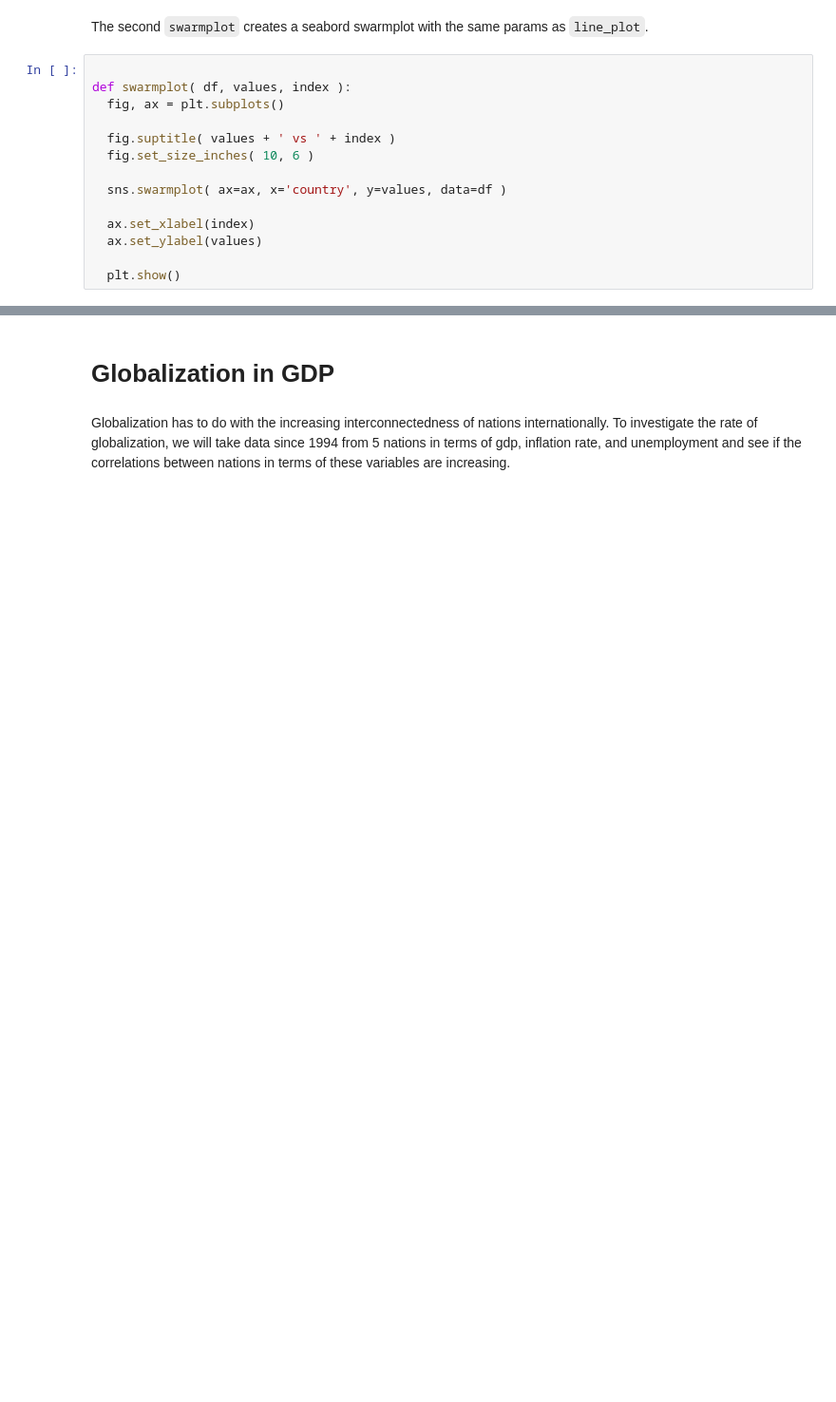
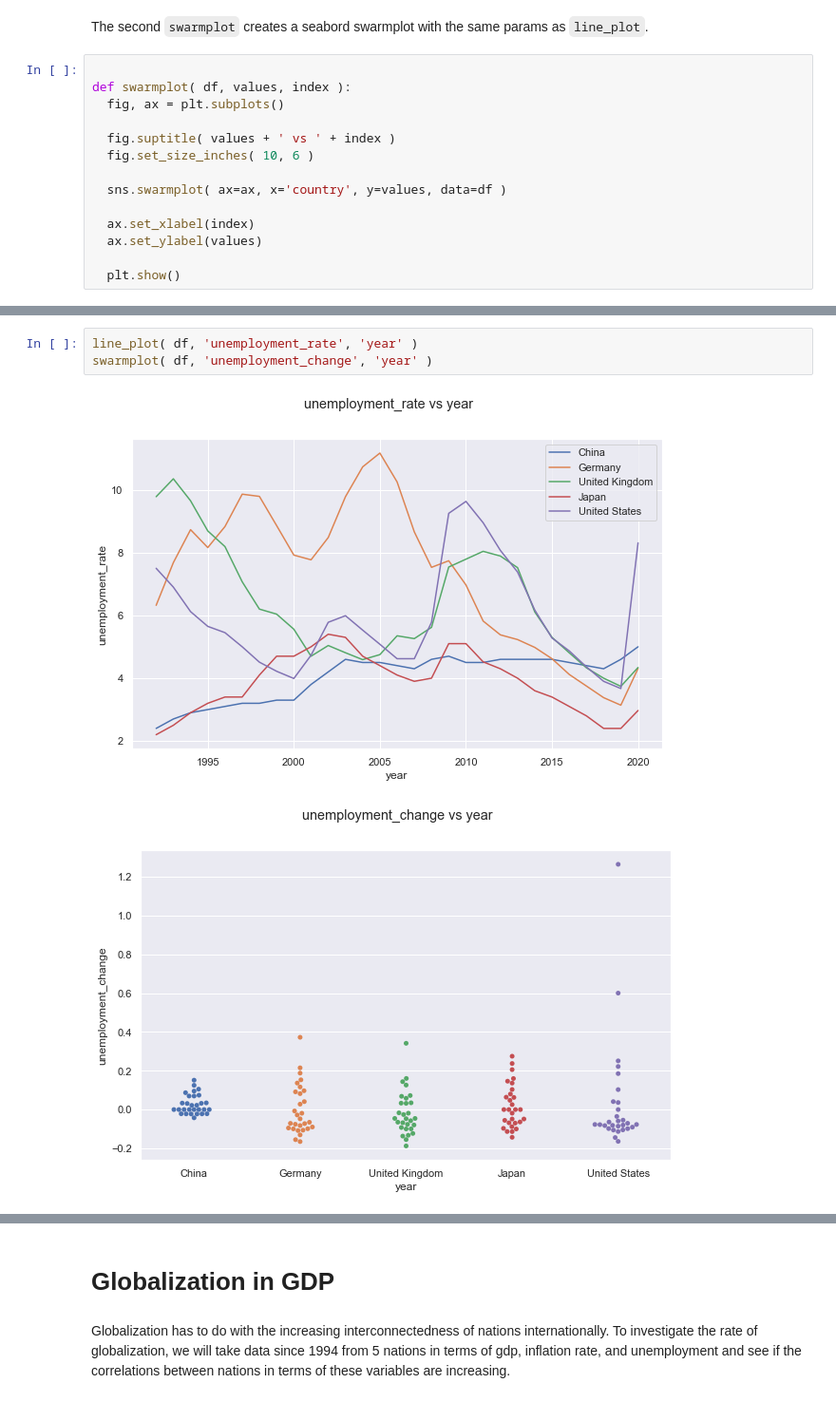
Before and after one commit to thudsonbu/ds-project-1, a Jupyter notebook: notebooks/project-2.ipynb, the cells around one changed output, grey strips where cells are left out. Shown at 95% size. Cells and saved outputs as stored; diff of their text form; blank space fills up the shorter version.

```diff
--- a/notebooks/project-2.ipynb
+++ b/notebooks/project-2.ipynb
@@ -446,0 +425,6 @@ KeyError: 'rate'
+# %%
+line_plot( df, 'unemployment_rate', 'year' )
+swarmplot( df, 'unemployment_change', 'year' )
+# %% [output]
+[figure, added]
+[figure, added]
```
Also changed, not shown: parts of 31 cells of this notebook.
